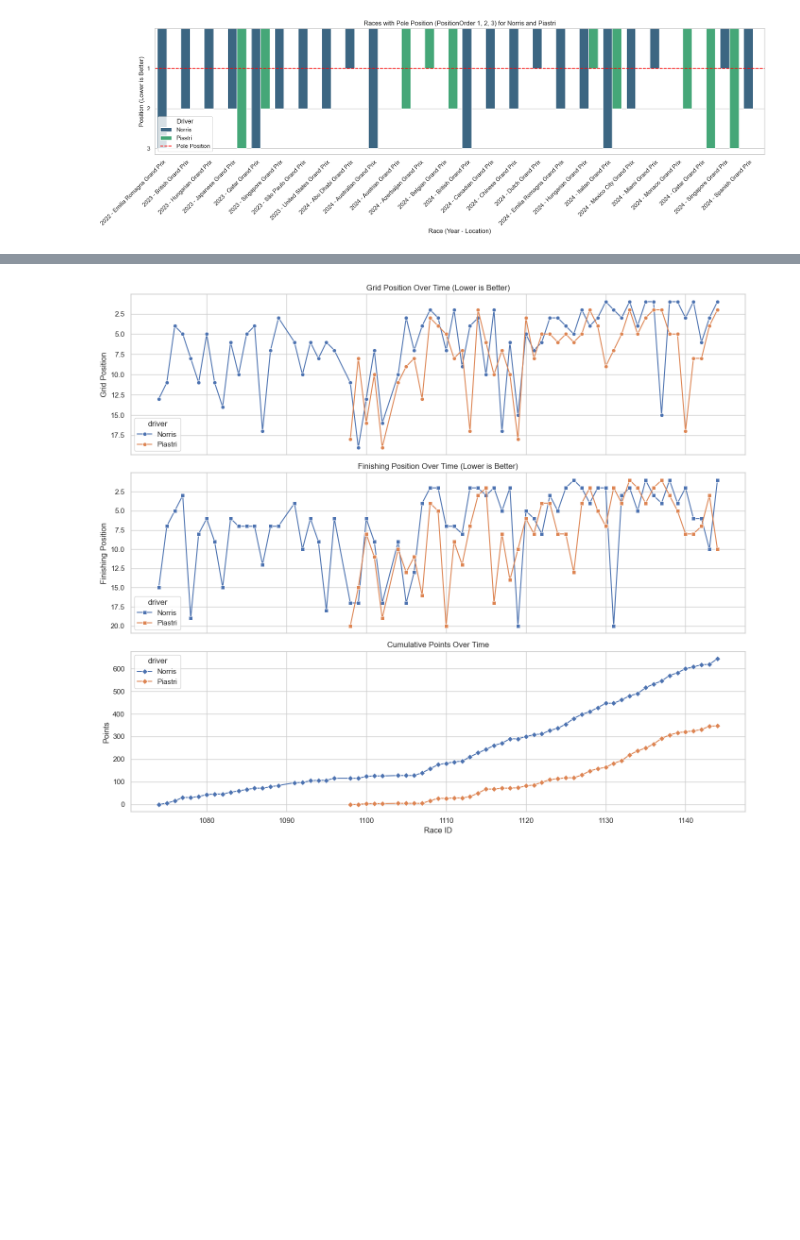
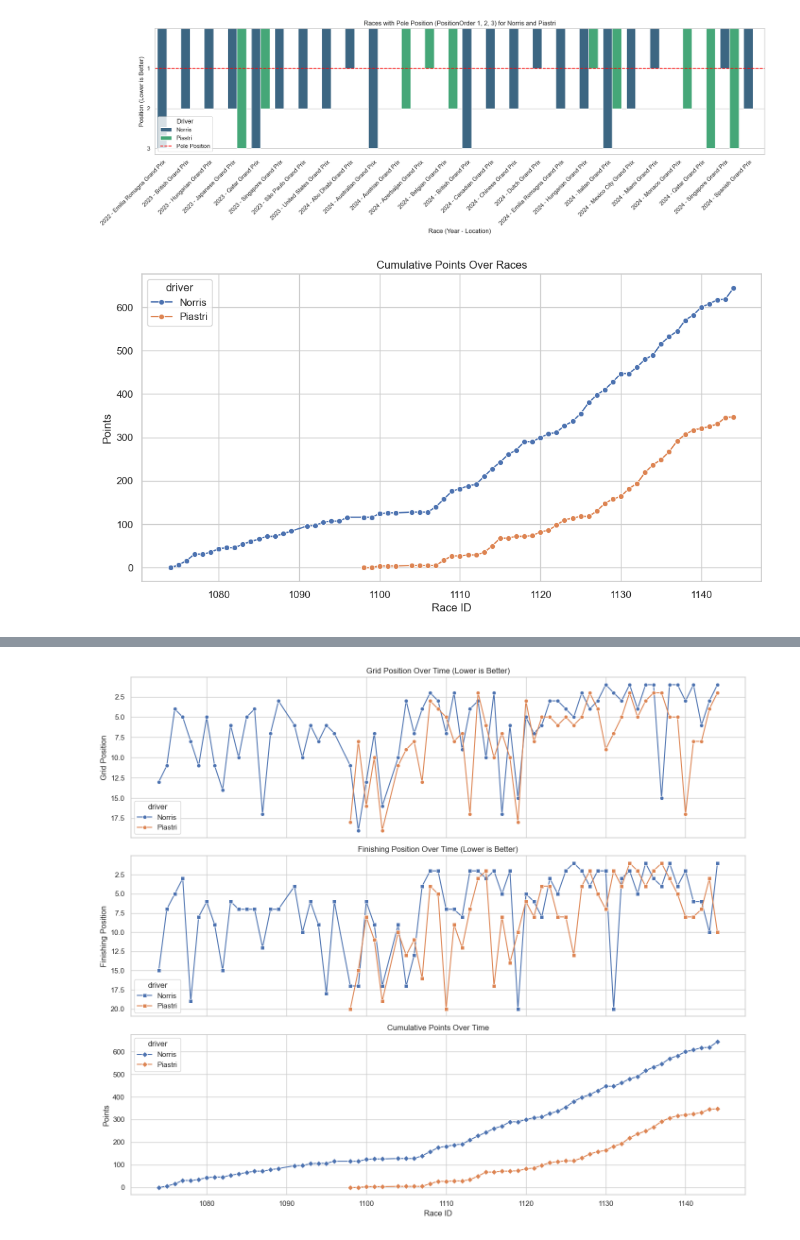
Before and after one commit to ryokofromsales/Mini-Project-IOD-Ryo, a Jupyter notebook: Final Mini Project 1.ipynb, the cells around one changed output, grey strips where cells are left out. Saved outputs shown, nothing was run; the diff lists cells and outputs as text; code cells hidden in the pictures; blank space fills up the shorter version.

```diff
--- a/Final Mini Project 1.ipynb
+++ b/Final Mini Project 1.ipynb
@@ -370,3 +370,16 @@ plt.tight_layout()
 plt.show()
 # %% [output]
 [figure]
+# %%
+filtered_df = results_df[results_df['driver'].isin(['Norris', 'Piastri'])].copy()
+filtered_df = filtered_df.sort_values(by=['driver', 'raceId'])
+filtered_df['cumulative_points'] = filtered_df.groupby('driver')['points'].cumsum()
+
+plt.figure(figsize=(12, 6))
+sns.lineplot(data=filtered_df, x='raceId', y='cumulative_points', hue='driver', marker='o')
+plt.title('Cumulative Points Over Races')
+plt.ylabel('Points')
+plt.xlabel('Race ID')
+plt.show()
+# %% [output]
+[figure, added]
```
Also changed, not shown: parts of 6 cells of this notebook.
